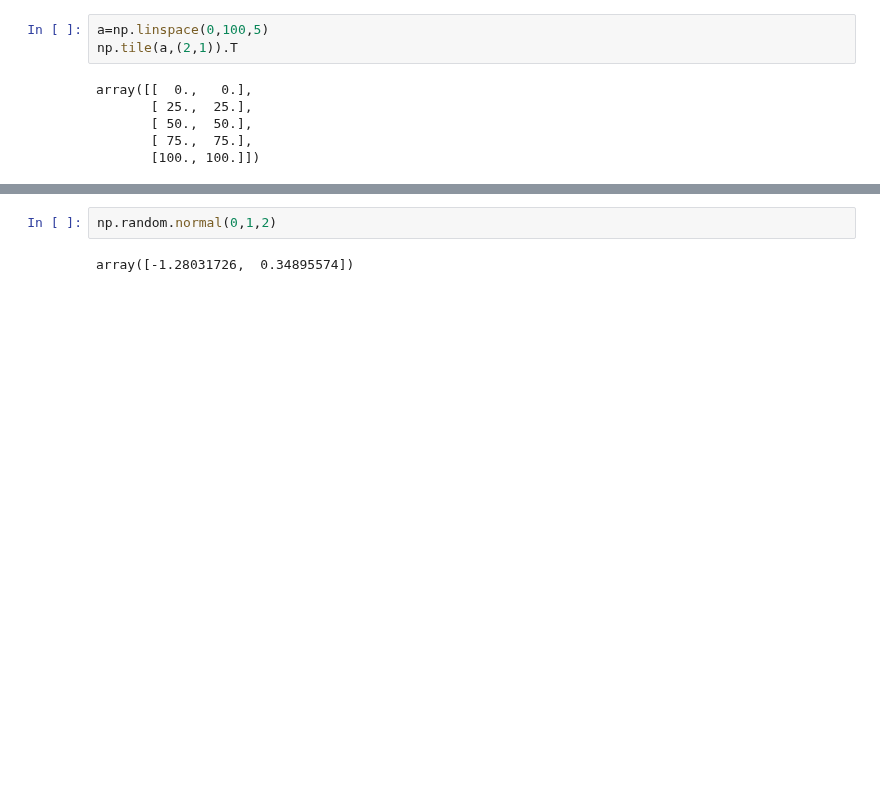
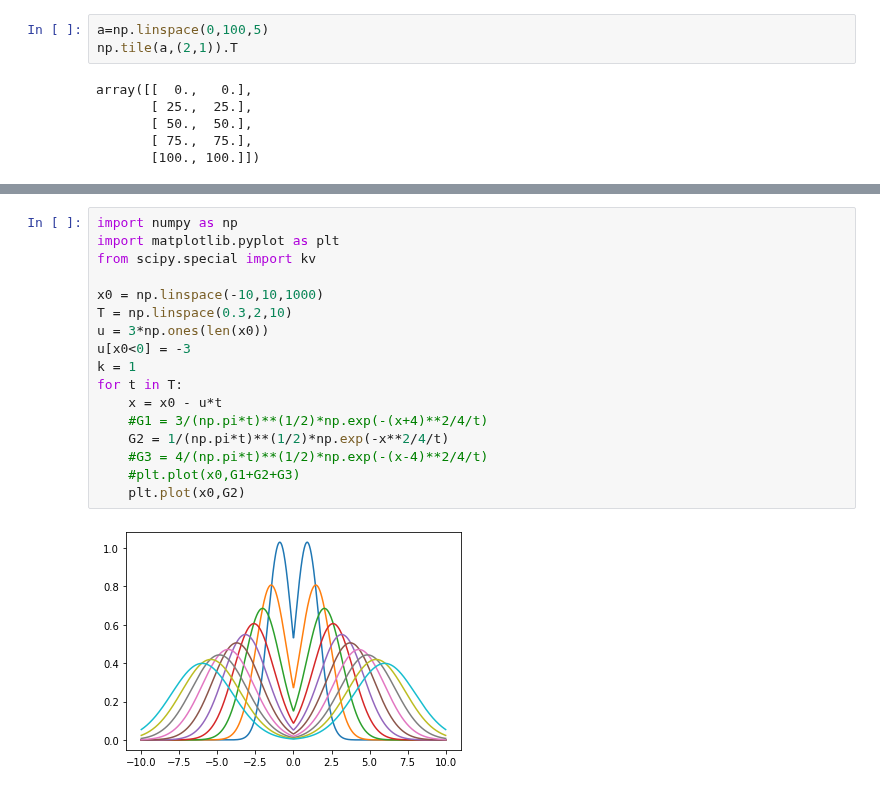
Before and after one commit to SchardtS/Cell-Differentiation, a Jupyter notebook: Testing Ground.ipynb, the cells around one changed output, grey strips where cells are left out. Cells and saved outputs as stored; diff of their text form; blank space fills up the shorter version.

```diff
--- a/Testing Ground.ipynb
+++ b/Testing Ground.ipynb
@@ -215,4 +200,19 @@ plt.plot(x[-1,0],x[-1,1], 'go', ms = 10)
-# %%
-np.random.normal(0,1,2)
-# %% [output]
-array([-1.28031726,  0.34895574])
+# %%
+import numpy as np
+import matplotlib.pyplot as plt
+from scipy.special import kv
+
+x0 = np.linspace(-10,10,1000)
+T = np.linspace(0.3,2,10)
+u = 3*np.ones(len(x0))
+u[x0<0] = -3
+k = 1
+for t in T:
+    x = x0 - u*t
+    #G1 = 3/(np.pi*t)**(1/2)*np.exp(-(x+4)**2/4/t)
+    G2 = 1/(np.pi*t)**(1/2)*np.exp(-x**2/4/t)
+    #G3 = 4/(np.pi*t)**(1/2)*np.exp(-(x-4)**2/4/t)
+    #plt.plot(x0,G1+G2+G3)
+    plt.plot(x0,G2)
+# %% [output]
+[figure, added]
```
Also changed, not shown: parts of 6 cells of this notebook, 12 other files.
